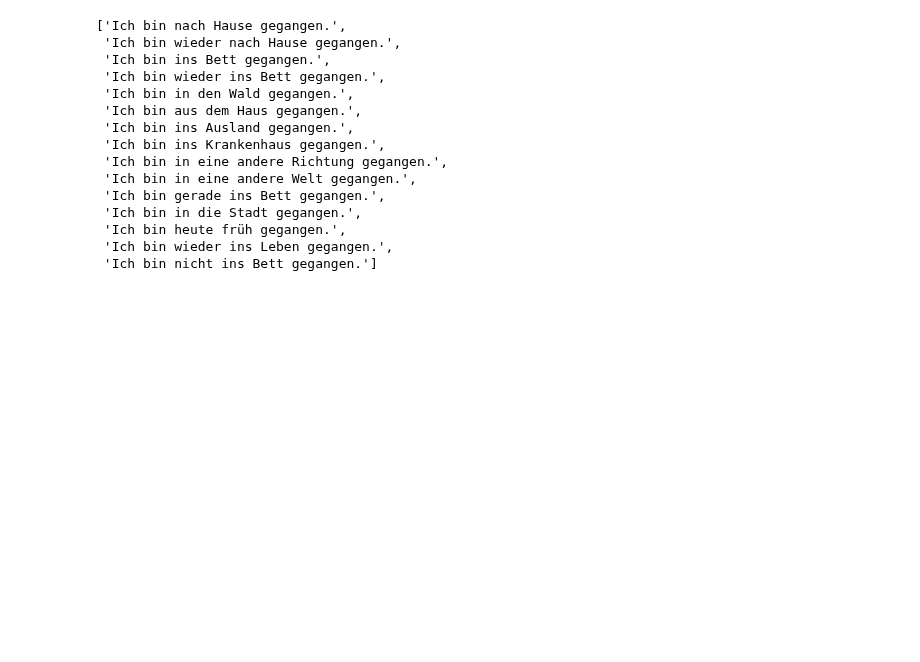
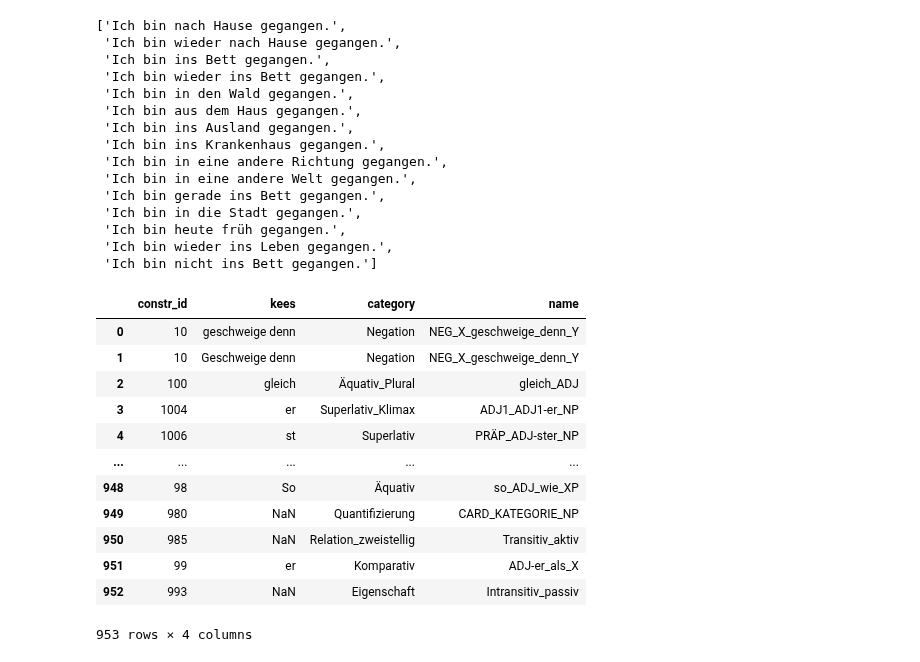
Before and after one commit to TiMauzi/llm-x-cxg, a Jupyter notebook: src/read_constructions.ipynb, the cells around one changed output. Drawn from its saved outputs; the diff is of its cells as text; code cells hidden in the pictures; blank space fills up the shorter version.

```diff
--- a/src/read_constructions.ipynb
+++ b/src/read_constructions.ipynb
@@ -403,3 +431,21 @@ predicted_texts
  'Ich bin heute früh gegangen.',
  'Ich bin wieder ins Leben gegangen.',
  'Ich bin nicht ins Bett gegangen.']
+# %%
+# Create a dataframe which matches the index of the constructions dataframe and the constr_id of the kees dataframe
+kee_categories = sentences.join(constructions, on="constr_id")[["constr_id", "kees", "category", "name"]].drop_duplicates().reset_index(drop=True)
+kee_categories
+# %% [output]
+|  | constr_id | kees | category | name |
+| 0 | 10 | geschweige denn | Negation | NEG_X_geschweige_denn_Y |
+| 1 | 10 | Geschweige denn | Negation | NEG_X_geschweige_denn_Y |
+| 2 | 100 | gleich | Äquativ_Plural | gleich_ADJ |
+| 3 | 1004 | er | Superlativ_Klimax | ADJ1_ADJ1-er_NP |
+| 4 | 1006 | st | Superlativ | PRÄP_ADJ-ster_NP |
+| ... | ... | ... | ... | ... |
+| 948 | 98 | So | Äquativ | so_ADJ_wie_XP |
+| 949 | 980 | NaN | Quantifizierung | CARD_KATEGORIE_NP |
+| 950 | 985 | NaN | Relation_zweistellig | Transitiv_aktiv |
+| 951 | 99 | er | Komparativ | ADJ-er_als_X |
+| 952 | 993 | NaN | Eigenschaft | Intransitiv_passiv |
+953 rows × 4 columns
```
Also changed, not shown: parts of 6 cells of this notebook, 7 other files.
